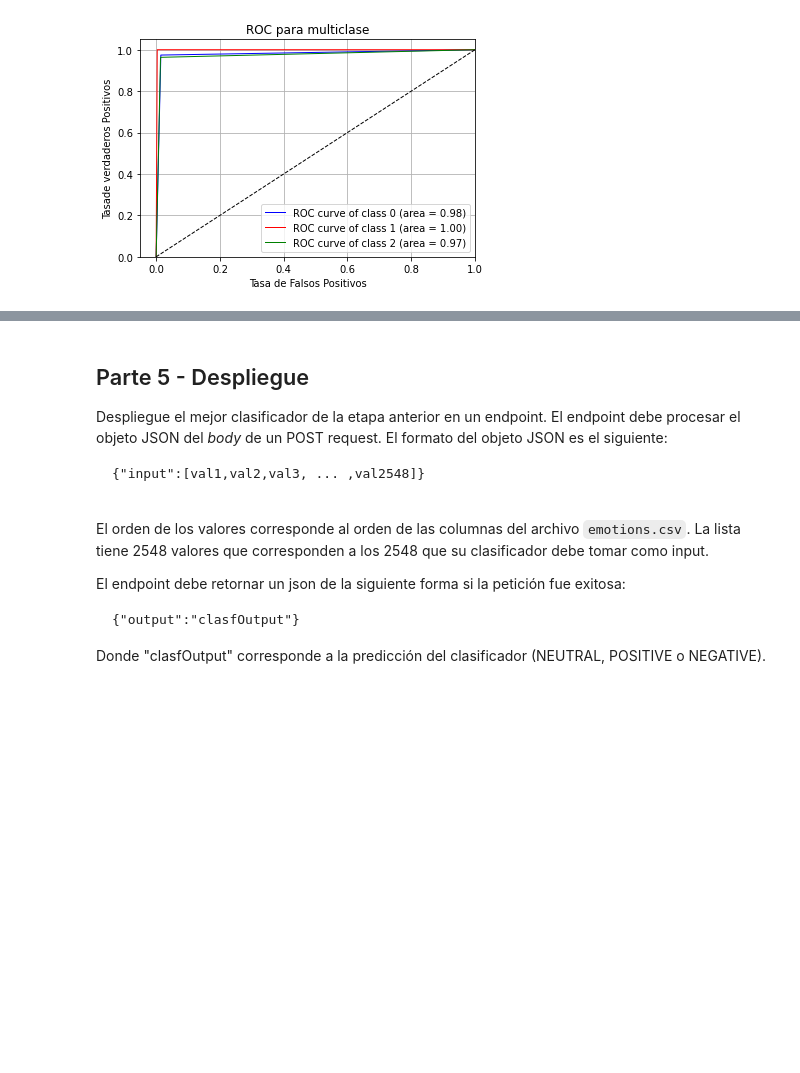
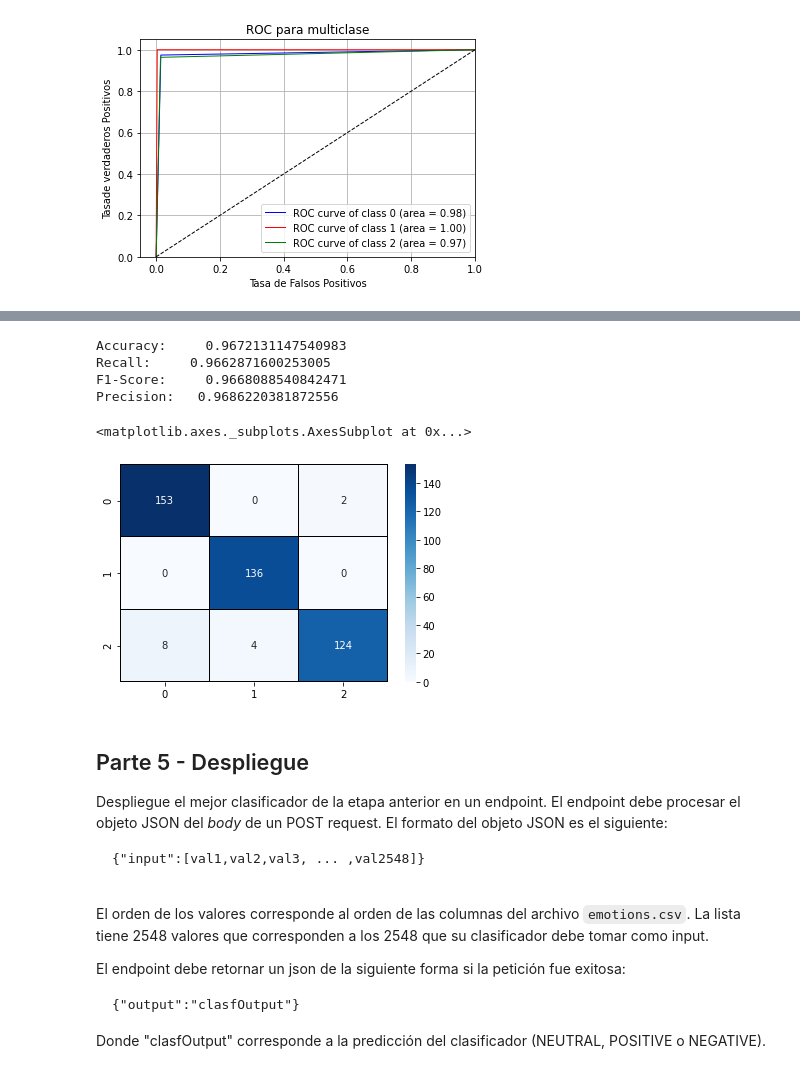
Before and after one commit to jomen93/PruebaCientificoDeDatos, a Jupyter notebook: Prueba.ipynb, the cells around one changed output, grey strips where cells are left out. Saved outputs shown, nothing was run; the diff lists cells and outputs as text; code cells hidden in the pictures; blank space fills up the shorter version.

```diff
--- a/Prueba.ipynb
+++ b/Prueba.ipynb
@@ -755,5 +738,5 @@ Mejor puntaje: 0.7688854489164086
 # %%
-clfs = [("Bernoulli", BernoulliNB()),
+clfs = [("Bernoulli", BernoulliNB(alpha=0.5)),
 
         ("LR", LogisticRegression(solver="liblinear",
                                   class_weight="balanced",
@@ -822,3 +883,30 @@ plt.grid(True)
+# %%
+y_pred = model.predict(X_testc)
+
+y1 = np.argmax(y_testc_, axis=1)
+y2 = np.argmax(y_pred, axis=1)
+# %%
+print("Accuracy:    ", accuracy_score(y1, y2))
+print('Recall:    ', recall_score(y1, y2, average="macro"))
+print('F1-Score:    ', f1_score(y1, y2, average="macro"))
+print('Precision:  ', precision_score(y1, y2, average="macro"))
+# %% [output]
+Accuracy:     0.9672131147540983
+Recall:     0.9662871600253005
+F1-Score:     0.9668088540842471
+Precision:   0.9686220381872556
+# %%
+confusion_matrix(y1,y2)
+sns.heatmap(confusion_matrix(y1,y2),
+            annot=True,
+            cmap=plt.cm.Blues,
+            fmt="g",
+            linecolor='black',
+            linewidths=0.2
+           )
+# %% [output]
+<matplotlib.axes._subplots.AxesSubplot at 0x...>
+[figure, added]
 # %% [markdown]
 ## Parte 5 - Despliegue
 
```
Also changed, not shown: parts of 11 cells of this notebook.
